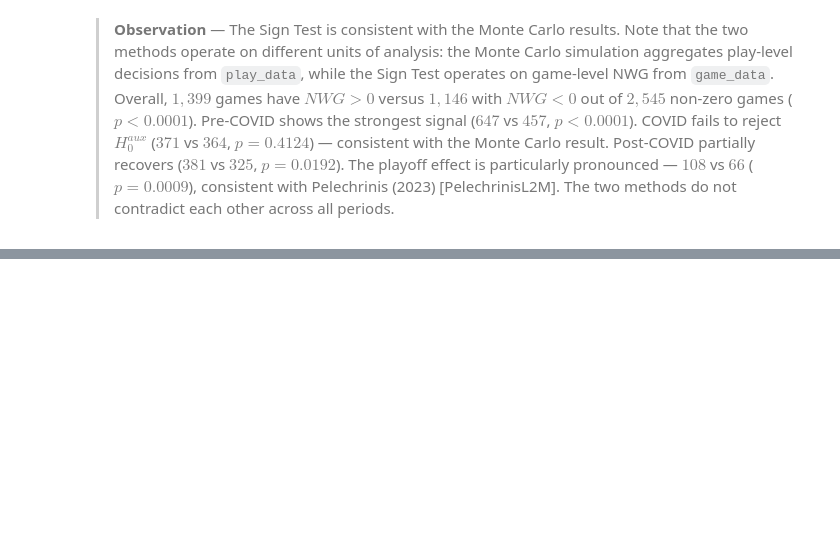
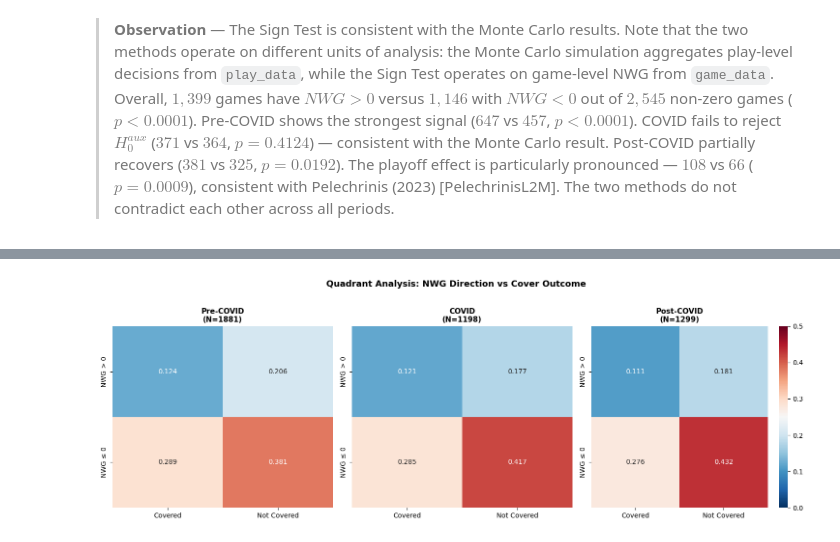
Before and after one commit to RoumenNikolov/decision-bias-study, a Jupyter notebook: bias_analysis.ipynb, the cells around one changed output, grey strips where cells are left out. Saved outputs shown, nothing was run; the diff lists cells and outputs as text; code cells hidden in the pictures; blank space fills up the shorter version.

```diff
--- a/bias_analysis.ipynb
+++ b/bias_analysis.ipynb
@@ -3505,0 +3563,32 @@ Overall — Playoffs                  108     66    174  0.0009 **
+# %%
+fig, axes = plt.subplots(1, 3, figsize=(15, 5))
+periods = ['Pre-COVID', 'COVID', 'Post-COVID']
+colors = ['#2E75B6', '#E84C3D', '#27AE60']
+
+for ax, period, color in zip(axes, periods, colors):
+    subset = game_data[game_data['period'] == period].dropna(subset=['nwg', 'home_covered'])
+
+    q1 = ((subset['nwg'] > 0) & (subset['home_covered'] == 1)).sum()
+    q2 = ((subset['nwg'] > 0) & (subset['home_covered'] == 0)).sum()
+    q3 = ((subset['nwg'] <= 0) & (subset['home_covered'] == 1)).sum()
+    q4 = ((subset['nwg'] <= 0) & (subset['home_covered'] == 0)).sum()
+    total = len(subset)
+
+    matrix = np.array([[q1/total, q2/total],
+                       [q3/total, q4/total]])
+
+    sns.heatmap(matrix, annot=True, fmt='.3f', cmap='RdBu_r',
+                vmin=0, vmax=0.5, center=0.25,
+                xticklabels=['Covered', 'Not Covered'],
+                yticklabels=['NWG > 0', 'NWG ≤ 0'],
+                ax=ax, cbar=(period == 'Post-COVID'))
+
+    ax.set_title(f'{period}\n(N={total})', fontsize=11, fontweight='bold')
+
+plt.suptitle('Quadrant Analysis: NWG Direction vs Cover Outcome',
+             fontsize=13, fontweight='bold', y=1.02)
+plt.tight_layout()
+plt.savefig('images/quadrant_analysis.png', dpi=150, bbox_inches='tight')
+plt.show()
+# %% [output]
+[figure, added]
```
Also changed, not shown: parts of 11 cells of this notebook, 2 other files.
